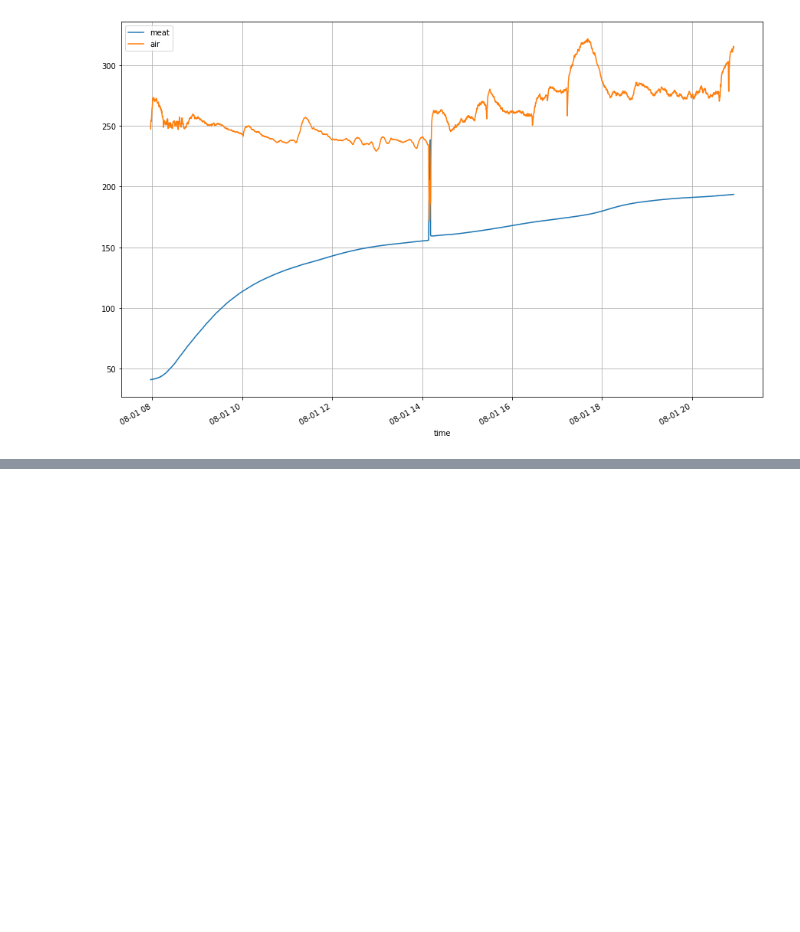
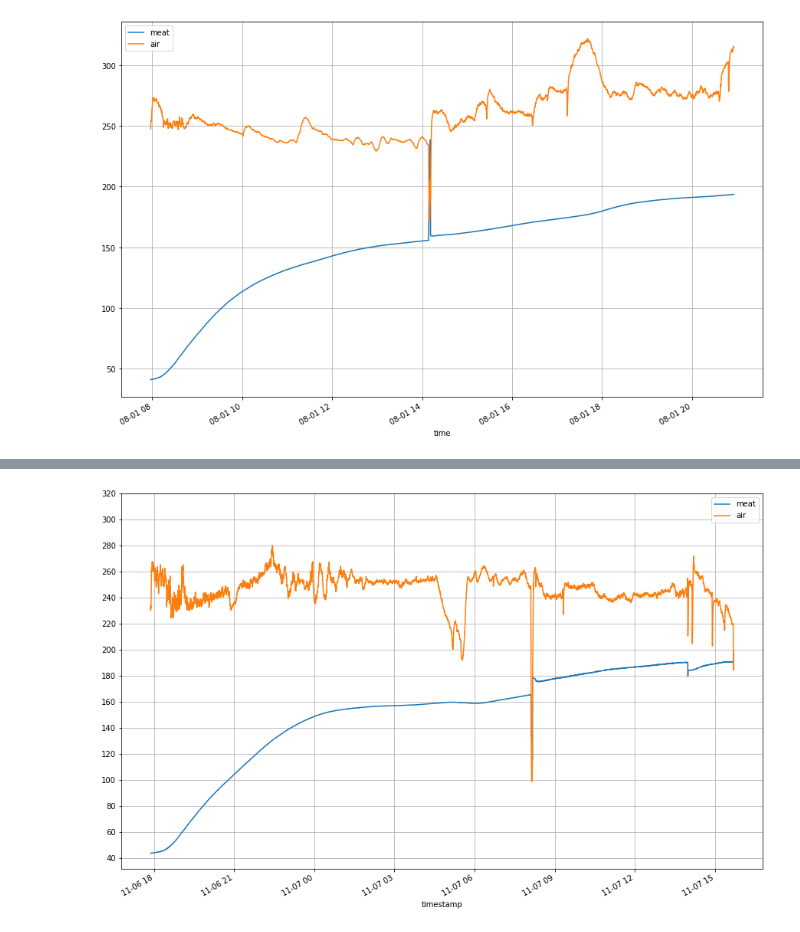
Before and after one commit to sbeckert1/smoker, a Jupyter notebook: data/Untitled.ipynb, the cells around one changed output, grey strips where cells are left out. Saved outputs shown, nothing was run; the diff lists cells and outputs as text; code cells hidden in the pictures; blank space fills up the shorter version.

```diff
--- a/data/Untitled.ipynb
+++ b/data/Untitled.ipynb
@@ -70,0 +86,3 @@ plotJSON('./brisket_14lb.txt')
+# %%
+plotJSON('../data/brisket_18lb.txt')
+# %% [output]
@@ -70,0 +92 @@ plotJSON('./brisket_14lb.txt')
+[figure, added]
```
Also changed, not shown: parts of 20 cells of this notebook, 16 other files.
